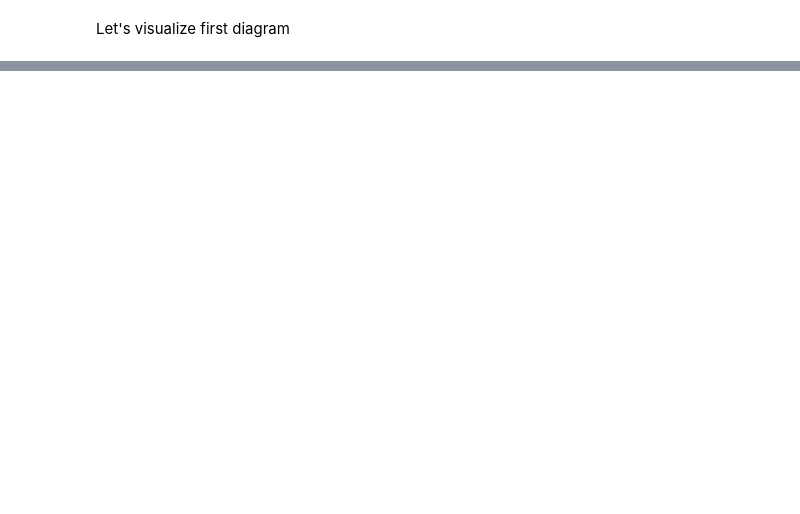
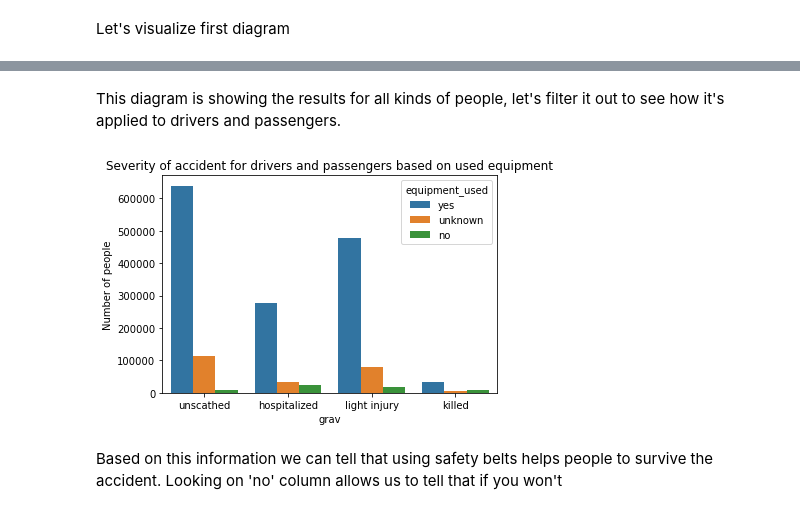
Before and after one commit to danpeczek/france-accidents, a Jupyter notebook: How using a safety equipment helps us to survive an accident.ipynb, the cells around one changed output, grey strips where cells are left out. Saved outputs shown, nothing was run; the diff lists cells and outputs as text; code cells hidden in the pictures; blank space fills up the shorter version.

```diff
--- a/How using a safety equipment helps us to survive an accident.ipynb
+++ b/How using a safety equipment helps us to survive an accident.ipynb
@@ -132,0 +111,12 @@ The 2 on the grav axis is the information that person died in accident. We can s
+# %% [markdown]
+This diagram is showing the results for all kinds of people, let's filter it out to see how it's applied to drivers and passengers.
+# %%
+plt.clf()
+ax = sns.countplot(x = 'grav', hue = 'equipment_used', data=users_q1[(users_q1['catu'] == 1) | (users_q1['catu'] == 2)])
+ax.set_title('Severity of accident for drivers and passengers based on used equipment')
+ax.set_ylabel('Number of people')
+plt.show()
+# %% [output]
+[figure, added]
+# %% [markdown]
+Based on this information we can tell that using safety belts helps people to survive the accident. Looking on 'no' column allows us to tell that if you won't
```
Also changed, not shown: parts of 22 cells of this notebook.
